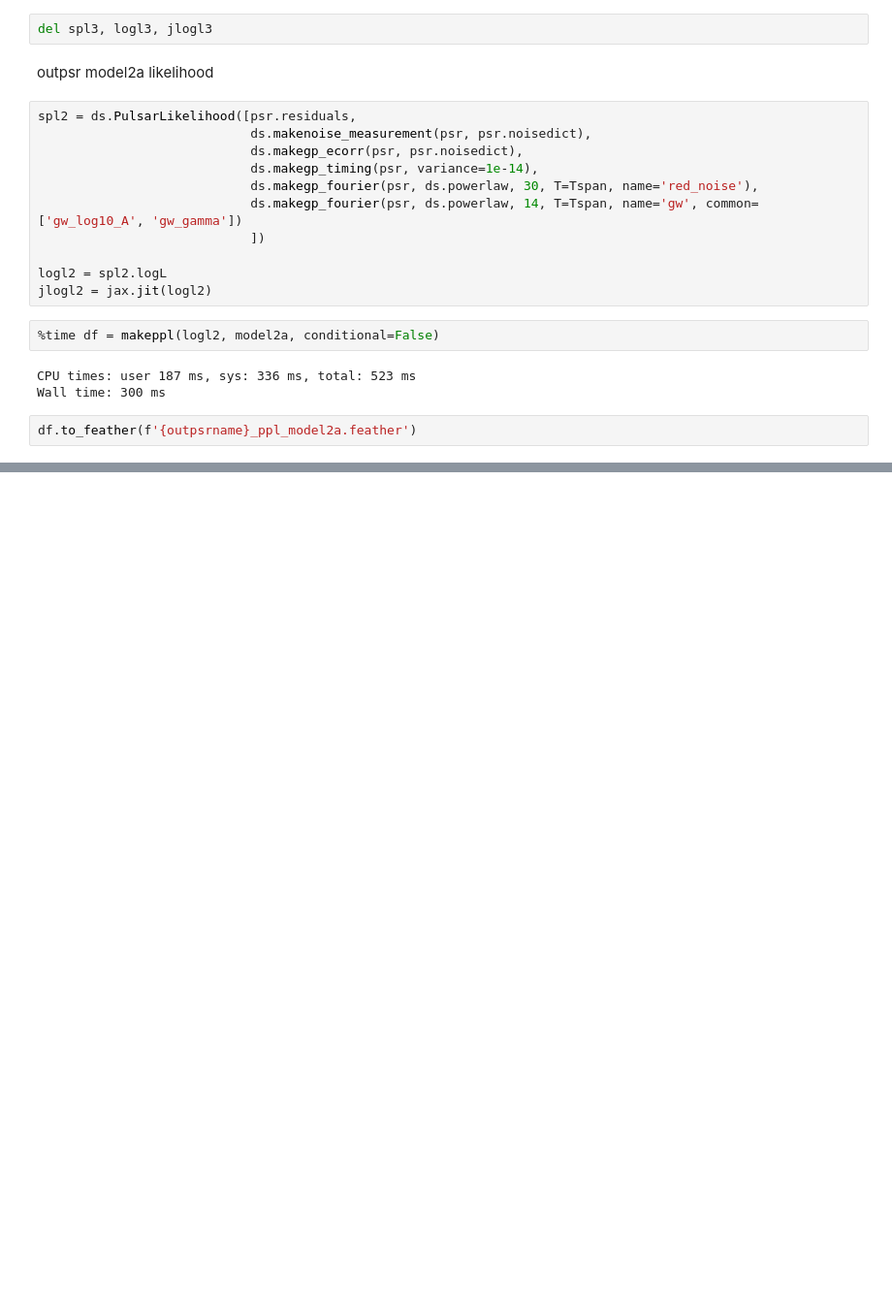
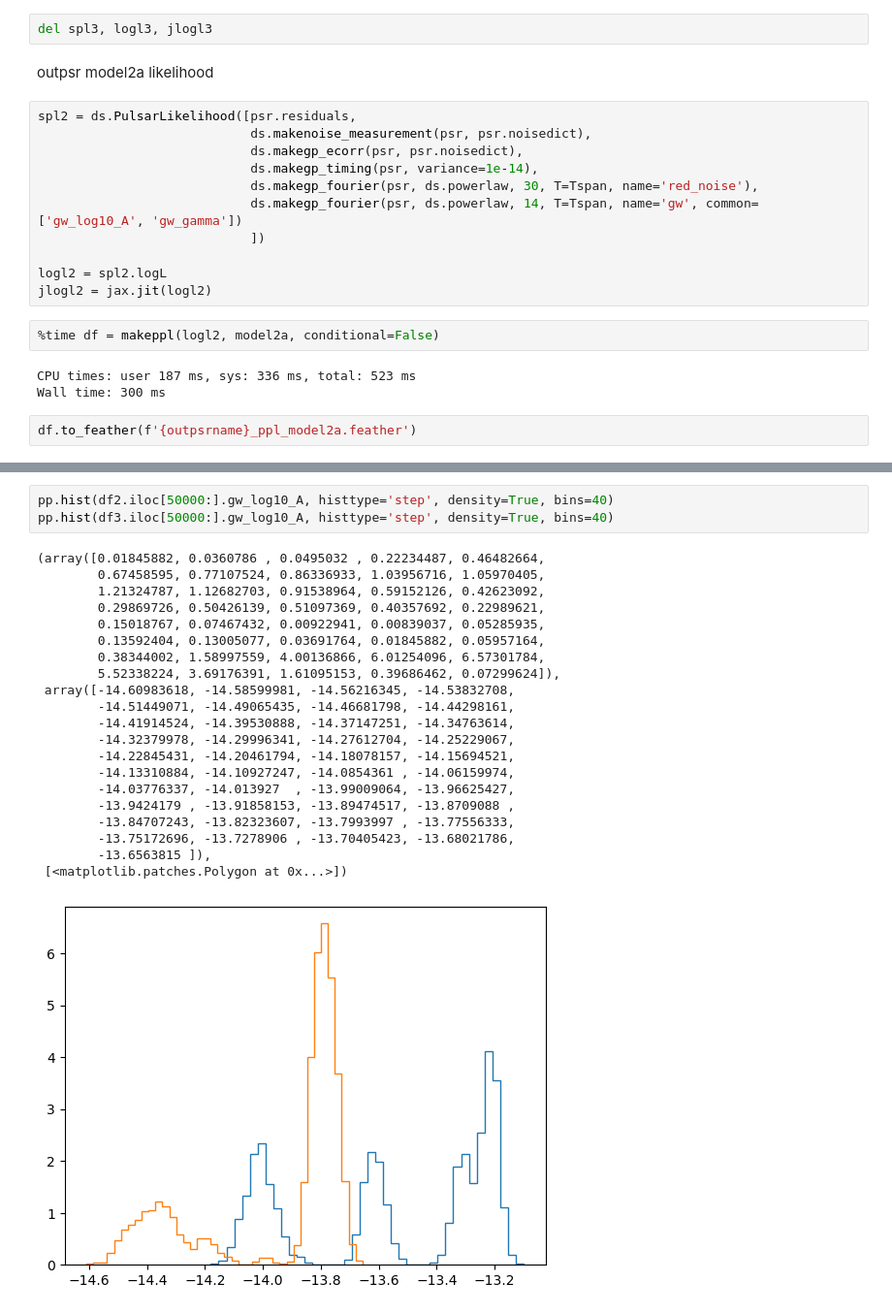
Before and after one commit to vhaasteren/discovery, a Jupyter notebook: examples/conditional.ipynb, the cells around one changed output, grey strips where cells are left out. Shown: that part at 97% size. Cells and saved outputs as stored; diff of their text form; blank space fills up the shorter version.

```diff
--- a/examples/conditional.ipynb
+++ b/examples/conditional.ipynb
@@ -292,0 +425,25 @@ df.to_feather(f'{outpsrname}_ppl_model2a.feather')
+# %%
+pp.hist(df2.iloc[50000:].gw_log10_A, histtype='step', density=True, bins=40)
+pp.hist(df3.iloc[50000:].gw_log10_A, histtype='step', density=True, bins=40)
+# %% [output]
+(array([0.01845882, 0.0360786 , 0.0495032 , 0.22234487, 0.46482664,
+        0.67458595, 0.77107524, 0.86336933, 1.03956716, 1.05970405,
+        1.21324787, 1.12682703, 0.91538964, 0.59152126, 0.42623092,
+        0.29869726, 0.50426139, 0.51097369, 0.40357692, 0.22989621,
+        0.15018767, 0.07467432, 0.00922941, 0.00839037, 0.05285935,
+        0.13592404, 0.13005077, 0.03691764, 0.01845882, 0.05957164,
+        0.38344002, 1.58997559, 4.00136866, 6.01254096, 6.57301784,
+        5.52338224, 3.69176391, 1.61095153, 0.39686462, 0.07299624]),
+ array([-14.60983618, -14.58599981, -14.56216345, -14.53832708,
+        -14.51449071, -14.49065435, -14.46681798, -14.44298161,
+        -14.41914524, -14.39530888, -14.37147251, -14.34763614,
+        -14.32379978, -14.29996341, -14.27612704, -14.25229067,
+        -14.22845431, -14.20461794, -14.18078157, -14.15694521,
+        -14.13310884, -14.10927247, -14.0854361 , -14.06159974,
+        -14.03776337, -14.013927  , -13.99009064, -13.96625427,
+        -13.9424179 , -13.91858153, -13.89474517, -13.8709088 ,
+        -13.84707243, -13.82323607, -13.7993997 , -13.77556333,
+        -13.75172696, -13.7278906 , -13.70405423, -13.68021786,
+        -13.6563815 ]),
+ [<matplotlib.patches.Polygon at 0x...>])
+[figure, added]
```
Also changed, not shown: parts of 53 cells of this notebook, 3 other files.
